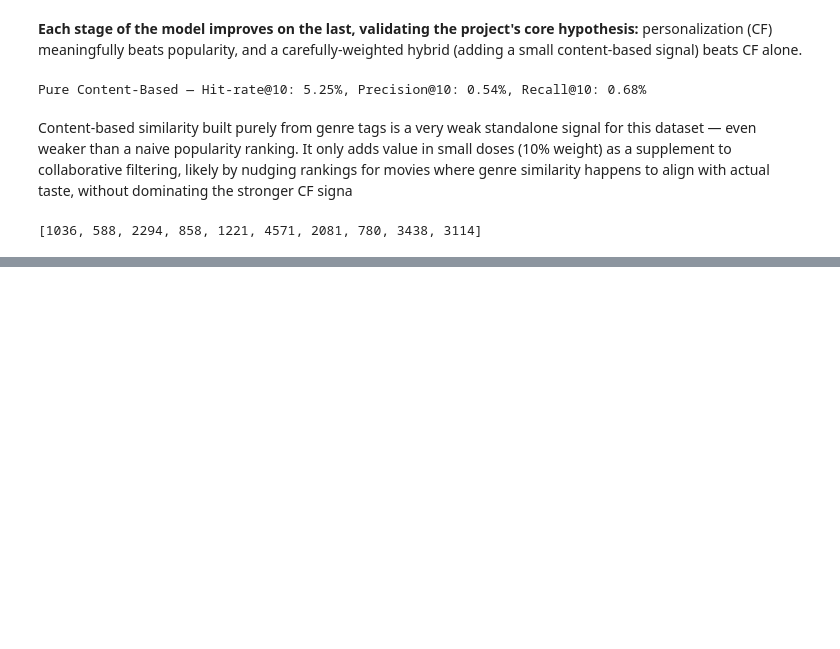
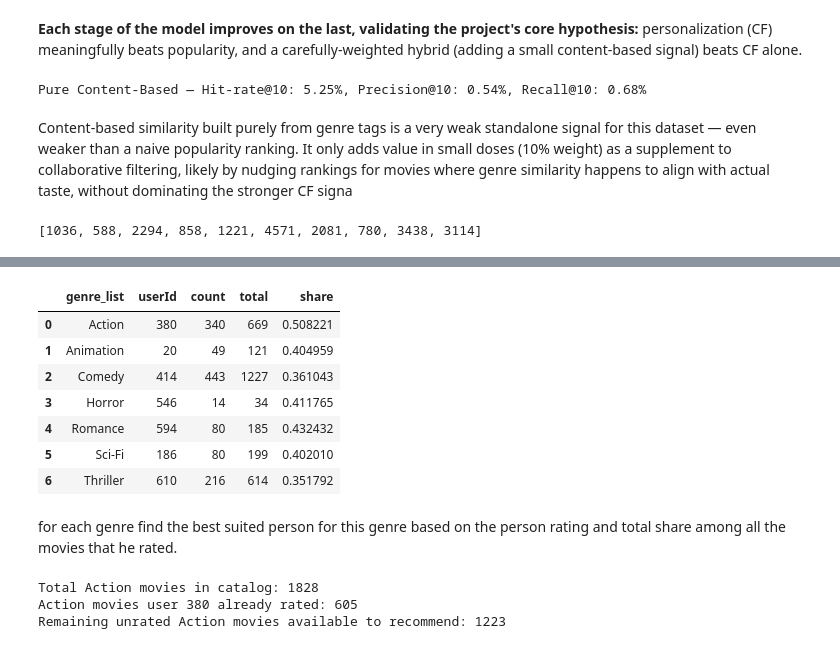
Before and after one commit to himanshumjain15/recommendation-system, a Jupyter notebook: notebooks/03-hybrid-model.ipynb, the cells around one changed output, grey strips where cells are left out. Saved outputs shown, nothing was run; the diff lists cells and outputs as text; code cells hidden in the pictures; blank space fills up the shorter version.

```diff
--- a/notebooks/03-hybrid-model.ipynb
+++ b/notebooks/03-hybrid-model.ipynb
@@ -220,0 +267,39 @@ get_hybrid_recommendations(1, k=10, weight=0.1)
+# %%
+user_totals = liked.groupby('userId').size().reset_index(name='total')
+
+genre_counts = liked_exploded.groupby(['userId', 'genre_list']).size().reset_index(name='count')
+genre_counts = genre_counts.merge(user_totals, on='userId')
+genre_counts['share'] = genre_counts['count'] / genre_counts['total']
+
+candidates_by_genre = genre_counts[
+    (genre_counts['genre_list'].isin(target_genres)) &
+    (genre_counts['total'] >= 15) &
+    (genre_counts['share'] >= 0.35) &
+    (genre_counts['share'] <= 0.75)
+]
+
+best_per_genre = candidates_by_genre.sort_values('total', ascending=False).groupby('genre_list').first().reset_index()
+best_per_genre
+# %% [output]
+|  | genre_list | userId | count | total | share |
+| 0 | Action | 380 | 340 | 669 | 0.508221 |
+| 1 | Animation | 20 | 49 | 121 | 0.404959 |
+| 2 | Comedy | 414 | 443 | 1227 | 0.361043 |
+| 3 | Horror | 546 | 14 | 34 | 0.411765 |
+| 4 | Romance | 594 | 80 | 185 | 0.432432 |
+| 5 | Sci-Fi | 186 | 80 | 199 | 0.402010 |
+| 6 | Thriller | 610 | 216 | 614 | 0.351792 |
+# %% [markdown]
+for each genre find the best suited person for this genre based on the person rating and total share among all the movies that he rated.
+# %%
+action_movies = movies[movies['genres'].str.contains('Action')]
+user_380_rated = ratings[ratings['userId'] == 380]['movieId']
+
+already_rated_action = action_movies[action_movies['movieId'].isin(user_380_rated)]
+print(f"Total Action movies in catalog: {len(action_movies)}")
+print(f"Action movies user 380 already rated: {len(already_rated_action)}")
+print(f"Remaining unrated Action movies available to recommend: {len(action_movies) - len(already_rated_action)}")
+# %% [output]
+Total Action movies in catalog: 1828
+Action movies user 380 already rated: 605
+Remaining unrated Action movies available to recommend: 1223
```
Also changed, not shown: parts of 3 cells of this notebook, 3 other files.
